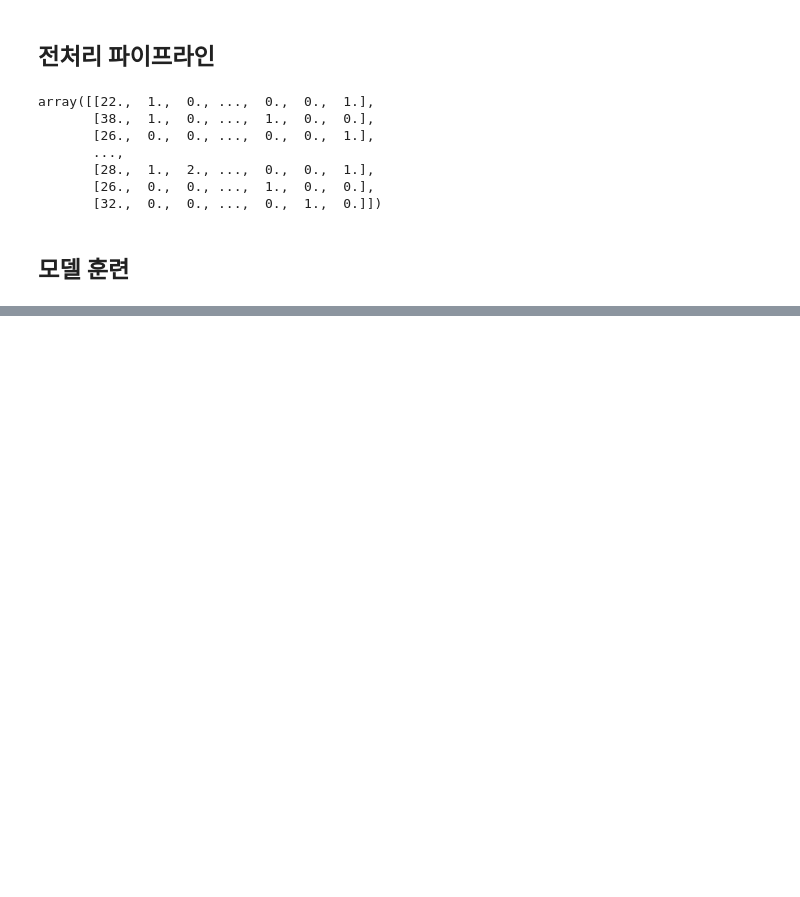
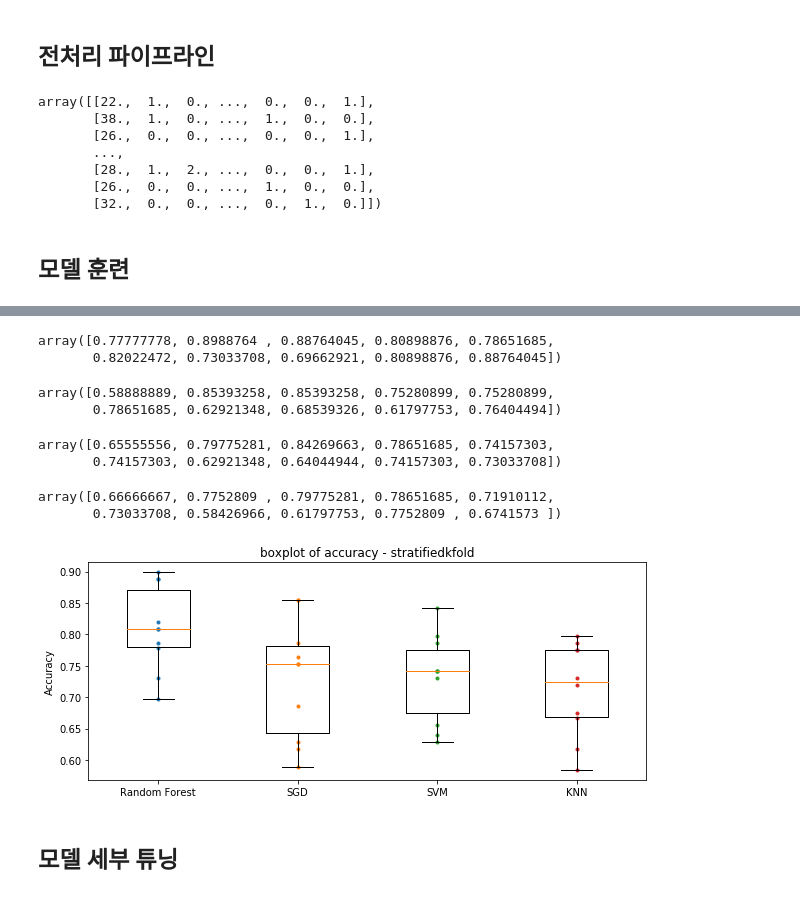
Before and after one commit to jsj267/Book-notes, a Jupyter notebook: Hands-on machine learning with scikit-learn 2nd/3장_연습문제3_타이타닉.ipynb, the cells around one changed output, grey strips where cells are left out. Saved outputs shown, nothing was run; the diff lists cells and outputs as text; code cells hidden in the pictures; blank space fills up the shorter version.

```diff
--- a/Hands-on machine learning with scikit-learn 2nd/3장_연습문제3_타이타닉.ipynb
+++ b/Hands-on machine learning with scikit-learn 2nd/3장_연습문제3_타이타닉.ipynb
@@ -245,0 +271,45 @@ array([0.79820628, 0.78923767, 0.79820628, 0.81531532])
+# %%
+from sklearn.ensemble import RandomForestClassifier
+rdf_clf = RandomForestClassifier()
+rdf_scores = cross_val_score(rdf_clf, X_train_shuffled, y_train_shuffled, cv=skfolds, scoring="accuracy")
+rdf_scores
+# %% [output]
+array([0.77777778, 0.8988764 , 0.88764045, 0.80898876, 0.78651685,
+       0.82022472, 0.73033708, 0.69662921, 0.80898876, 0.88764045])
+# %%
+from sklearn.linear_model import SGDClassifier
+sgd_clf = SGDClassifier()
+sgd_scores = cross_val_score(sgd_clf, X_train_shuffled, y_train_shuffled, cv=skfolds, scoring="accuracy")
+sgd_scores
+# %% [output]
+array([0.58888889, 0.85393258, 0.85393258, 0.75280899, 0.75280899,
+       0.78651685, 0.62921348, 0.68539326, 0.61797753, 0.76404494])
+# %%
+from sklearn.svm import SVC
+svm_clf = SVC(gamma="auto")
+svm_scores = cross_val_score(svm_clf, X_train_shuffled, y_train_shuffled, cv=skfolds, scoring="accuracy")
+svm_scores
+# %% [output]
+array([0.65555556, 0.79775281, 0.84269663, 0.78651685, 0.74157303,
+       0.74157303, 0.62921348, 0.64044944, 0.74157303, 0.73033708])
+# %%
+from sklearn.neighbors import KNeighborsClassifier
+knn_clf = KNeighborsClassifier()
+knn_scores = cross_val_score(knn_clf, X_train_shuffled, y_train_shuffled, cv=skfolds, scoring="accuracy")
+knn_scores
+# %% [output]
+array([0.66666667, 0.7752809 , 0.79775281, 0.78651685, 0.71910112,
+       0.73033708, 0.58426966, 0.61797753, 0.7752809 , 0.6741573 ])
+# %%
+plt.figure(figsize=(10,4))
+scores_list = [rdf_scores, sgd_scores, svm_scores, knn_scores]
+for i in range(len(scores_list)):
+    plt.plot([i+1]*10, scores_list[i], ".")
+plt.boxplot(scores_list, labels=("Random Forest", "SGD", "SVM", "KNN"))
+plt.ylabel("Accuracy")
+plt.title("boxplot of accuracy - stratifiedkfold")
+plt.show()
+# %% [output]
+[figure, added]
+# %% [markdown]
+## 모델 세부 튜닝
```
Also changed, not shown: parts of 23 cells of this notebook.
